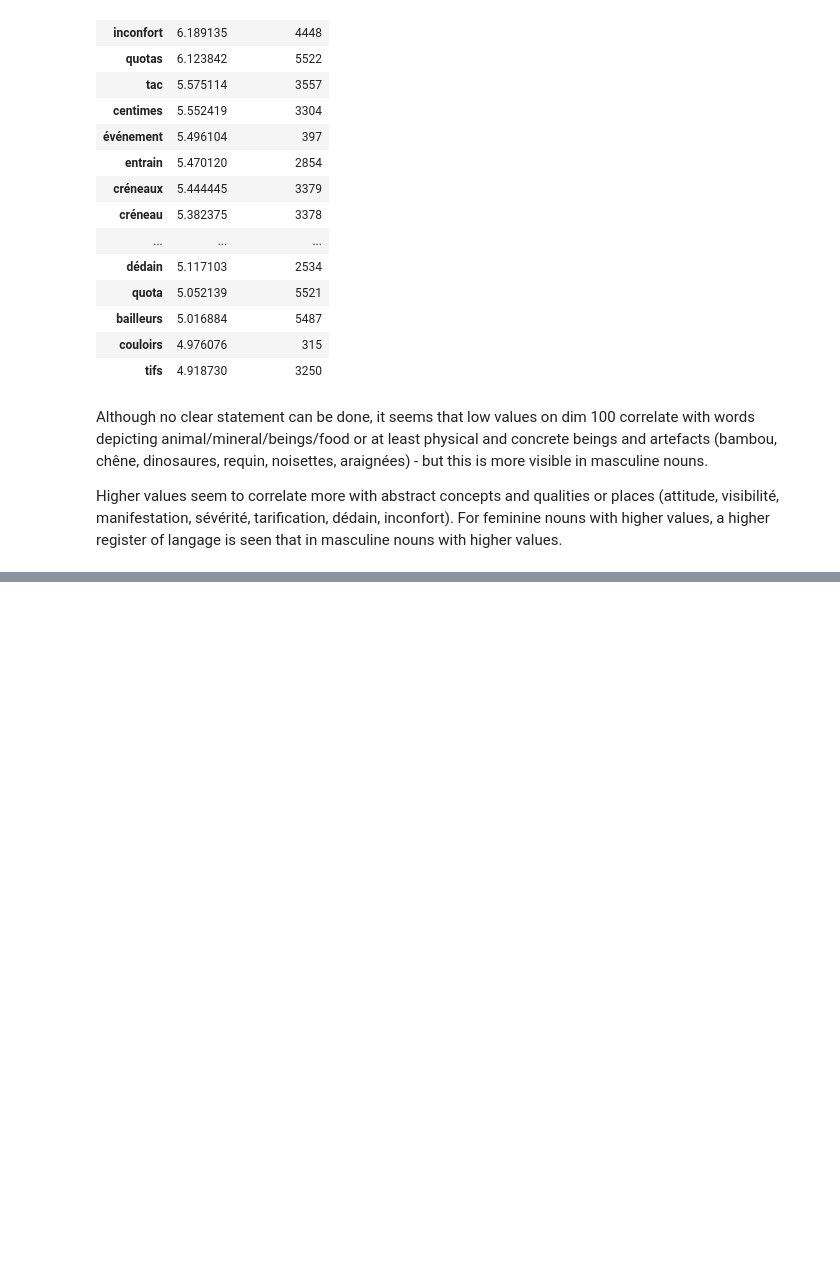
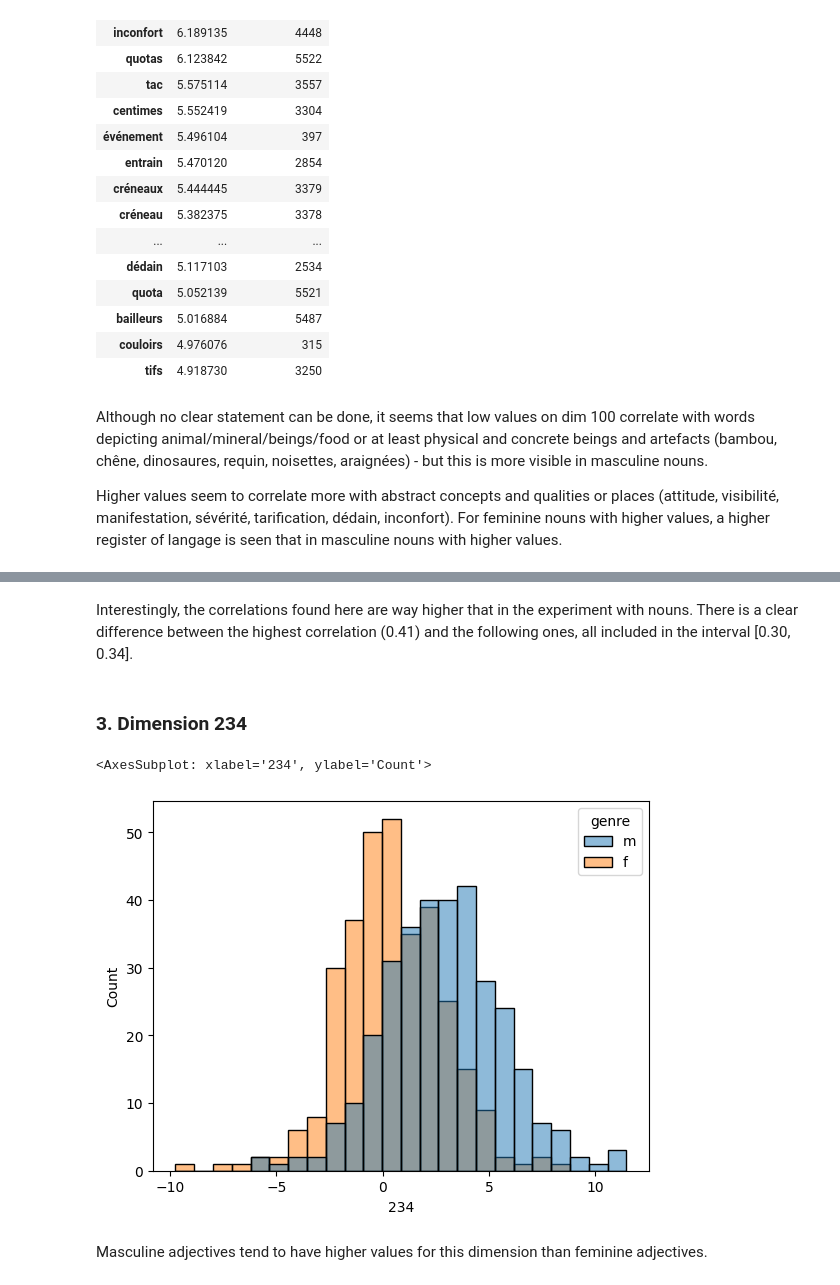
Before and after one commit to ClementineBleuze/WordEmbeddings, a Jupyter notebook: FlauBERT/retrieving-gender-information.ipynb, the cells around one changed output, grey strips where cells are left out. Cells and saved outputs as stored; diff of their text form; code cells hidden in the pictures; blank space fills up the shorter version.

Commit message:
gender experiment : adding results for adjectives

```diff
--- a/FlauBERT/retrieving-gender-information.ipynb
+++ b/FlauBERT/retrieving-gender-information.ipynb
@@ -457,0 +464,6 @@ We will study adjectives the same way.
+# %%
+import pandas as pd
+top_freq_a = pd.read_csv('Most Frequent Words/top_frequent_pure_ADJ_FlauBERT.csv', index_col="Word")
+top_freq_a = top_freq_a.drop(columns=[ "cgram", "freqlemlivres", "Unnamed: 0"])
+top_masc_a = top_freq_a[top_freq_a["genre"] == "m"][:319]
+top_fem_a = top_freq_a[top_freq_a["genre"] == "f"] [:319]
@@ -457,0 +504,5 @@ We will study adjectives the same way.
+# %%
+# Now getting the WE for our samples
+all_a_we = pd.read_csv('all_adjectives_we.csv', index_col=0)
+masc_a_we = all_a_we.merge(top_masc_a, left_index=True, right_index=True)
+fem_a_we = all_a_we.merge(top_fem_a, left_index=True, right_index=True)
@@ -457,0 +541,4 @@ We will study adjectives the same way.
+# %%
+# WE for adjectives of all genders
+all_a_we = pd.concat([masc_a_we, fem_a_we])
+all_a_we[:10]
@@ -457,0 +560,2 @@ We will study adjectives the same way.
+# %%
+all_a_we["gender"] = [1 if g =="f" else 0 for g in all_a_we["genre"]]
@@ -457,0 +588,12 @@ We will study adjectives the same way.
+# %% [markdown]
+Interestingly, the correlations found here are way higher that in the experiment with nouns. There is a clear difference between the highest correlation (0.41) and the following ones, all included in the interval [0.30, 0.34].
+# %% [markdown]
+### 3. Dimension 234
+# %%
+import seaborn as sns
+sns.histplot(data = all_a_we, x = "234", hue='genre')
+# %% [output]
+<AxesSubplot: xlabel='234', ylabel='Count'>
+[figure, added]
+# %% [markdown]
+Masculine adjectives tend to have higher values for this dimension than feminine adjectives.
```
Also changed, not shown: parts of 13 cells of this notebook, 1 other file.
